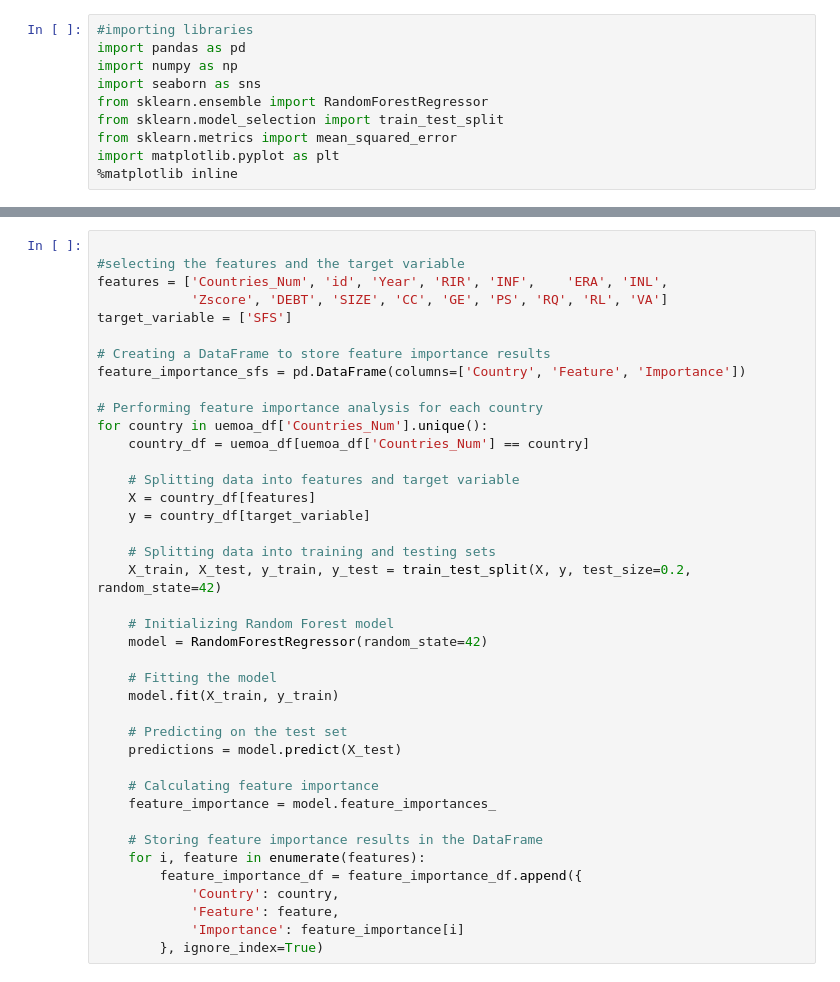
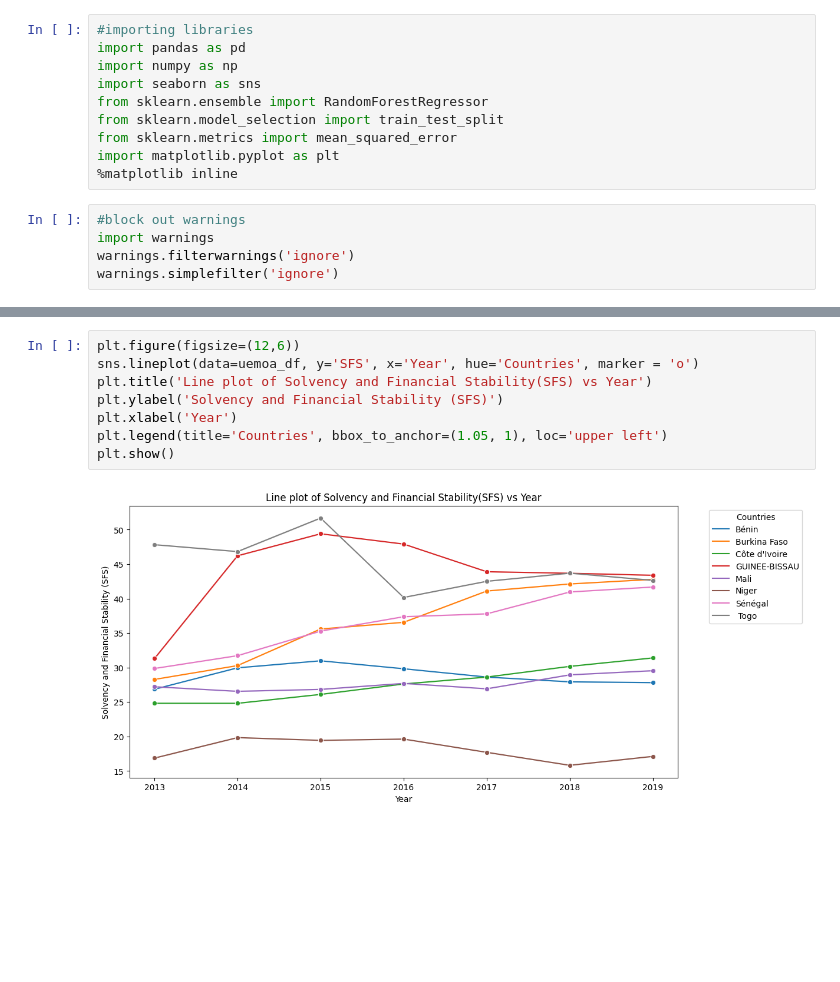
Before and after one commit to isamuelpatrick/BankingInsights-UEMOA, a Jupyter notebook: Analysis of Solvency and Financial Stability.ipynb, the cells around one changed output, grey strips where cells are left out. Drawn from its saved outputs; the diff is of its cells as text; blank space fills up the shorter version.

Commit message:
analysis update

```diff
--- a/Analysis of Solvency and Financial Stability.ipynb
+++ b/Analysis of Solvency and Financial Stability.ipynb
@@ -10,6 +8,11 @@ from sklearn.model_selection import train_test_split
 from sklearn.metrics import mean_squared_error
 import matplotlib.pyplot as plt
 %matplotlib inline
+# %%
+#block out warnings
+import warnings
+warnings.filterwarnings('ignore')
+warnings.simplefilter('ignore')
 # %%
 #loading the data set
 uemoa_df = pd.read_csv('uemoa_banking.csv')
@@ -18,43 +21,13 @@ uemoa_df.head(2)
 |  | Countries_Num | id | Countries | Banks | Year | RIR | SFS | INF | ERA | INL | ... |
 | 0 | 1 | 1 | Bénin | Banque Atlantique Bénin | 2013 | 3.836593 | 26.861971 | 0.428889 | 3.196428 | 12.076596 | ... |
 | 1 | 1 | 1 | Bénin | Banque Atlantique Bénin | 2014 | 5.599992 | 29.965430 | -0.548758 | 3.045024 | 8.884912 | ... |
-# %%
-
-#selecting the features and the target variable
-features = ['Countries_Num', 'id', 'Year', 'RIR', 'INF',	'ERA', 'INL',
-            'Zscore', 'DEBT', 'SIZE', 'CC', 'GE', 'PS',	'RQ', 'RL',	'VA']
-target_variable = ['SFS']
-
-# Creating a DataFrame to store feature importance results
-feature_importance_sfs = pd.DataFrame(columns=['Country', 'Feature', 'Importance'])
-
-# Performing feature importance analysis for each country
-for country in uemoa_df['Countries_Num'].unique():
-    country_df = uemoa_df[uemoa_df['Countries_Num'] == country]
-
-    # Splitting data into features and target variable
-    X = country_df[features]
-    y = country_df[target_variable]
-
-    # Splitting data into training and testing sets
-    X_train, X_test, y_train, y_test = train_test_split(X, y, test_size=0.2, random_state=42)
-
-    # Initializing Random Forest model
-    model = RandomForestRegressor(random_state=42)
-
-    # Fitting the model
-    model.fit(X_train, y_train)
-
-    # Predicting on the test set
-    predictions = model.predict(X_test)
-
-    # Calculating feature importance
-    feature_importance = model.feature_importances_
-
-    # Storing feature importance results in the DataFrame
-    for i, feature in enumerate(features):
-        feature_importance_df = feature_importance_df.append({
-            'Country': country,
-            'Feature': feature,
-            'Importance': feature_importance[i]
-        }, ignore_index=True)
+# %%
+plt.figure(figsize=(12,6))
+sns.lineplot(data=uemoa_df, y='SFS', x='Year', hue='Countries', marker = 'o')
+plt.title('Line plot of Solvency and Financial Stability(SFS) vs Year')
+plt.ylabel('Solvency and Financial Stability (SFS)')
+plt.xlabel('Year')
+plt.legend(title='Countries', bbox_to_anchor=(1.05, 1), loc='upper left')
+plt.show()
+# %% [output]
+[figure, added]
```
Also changed, not shown: parts of 12 cells of this notebook.
